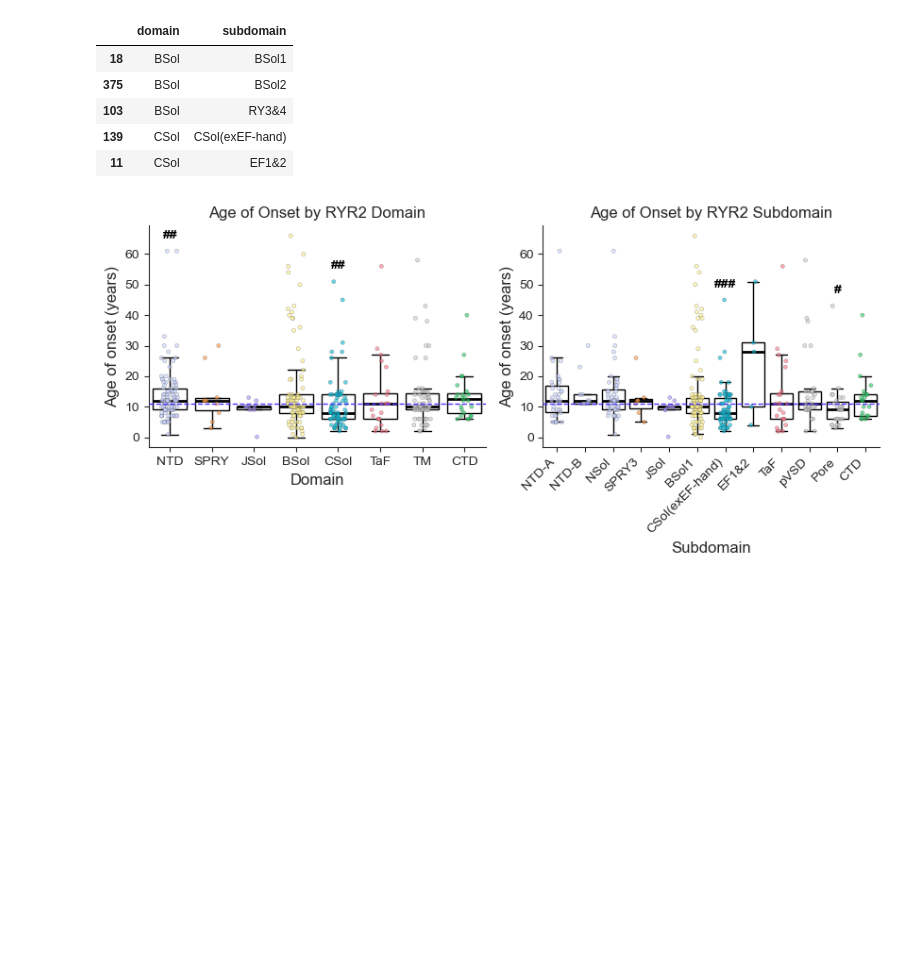
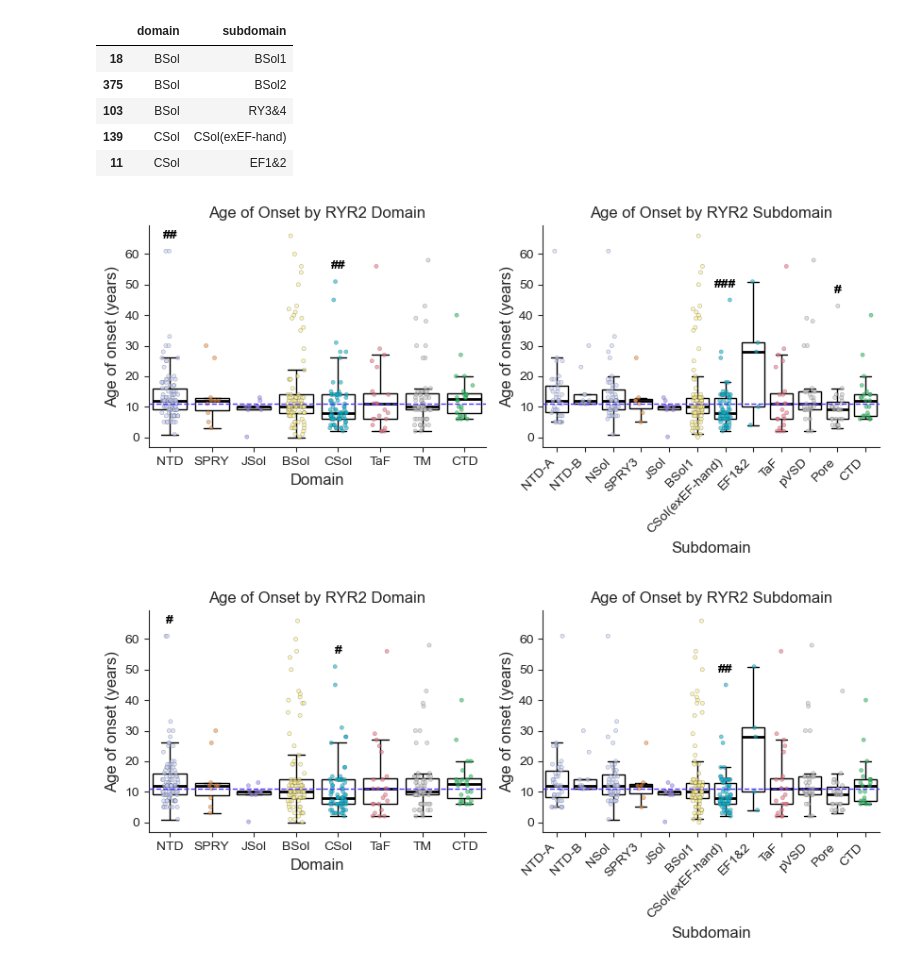
Before and after one commit to alexdaiii/cpvt_database_analysis, a Jupyter notebook: analysis/06_age_of_onsets_mann_whitney.ipynb, the cells around one changed output. Drawn from its saved outputs; the diff is of its cells as text; code cells hidden in the pictures; blank space fills up the shorter version.

```diff
--- a/analysis/06_age_of_onsets_mann_whitney.ipynb
+++ b/analysis/06_age_of_onsets_mann_whitney.ipynb
@@ -1207,32 +1214,38 @@ def create_fig_6(
         column="subdomain",
         box_palette=subdomain_color_box_pal,
         dot_palette=subdomain_color_dot_pal,
         structure_order=subdomain_stat_order,
         ax_input=ax2,
         panel_sel="panel_d",
         x_tick_rotation=45,
         x_tick_ha="right",
         results_stats=sub_domain_results,
         box_fill=box_fill,
         sig_value=sig_value
     )
     #plt.yscale("log")
 
     fig.tight_layout()
 
     save_current_plot(
-        f"age_of_onset_vs_domain_subdomain{'-filled' if box_fill else ''}.v2")
+        f"age_of_onset_vs_domain_subdomain{"-with-fdr" if sig_value == "qvalue" else "unadjusted"}.v2")
 
     plt.show()
 
     plt.close()
 
 
 # create_fig_6(box_palette=dark_color_palette, dot_palette=dark_color_palette,
 #              box_fill=False)
 create_fig_6(box_palette={
     d: "white" for d in light_color_palette
 }, dot_palette=light_color_palette,
     box_fill=True, sig_value="pvalue")
+
+create_fig_6(box_palette={
+    d: "white" for d in light_color_palette
+}, dot_palette=light_color_palette,
+    box_fill=True, sig_value="qvalue")
 # %% [output]
-[figure, old version]
+[figure, new version]
+[figure, added]
```
Also changed, not shown: parts of 7 cells of this notebook, 13 other files.
